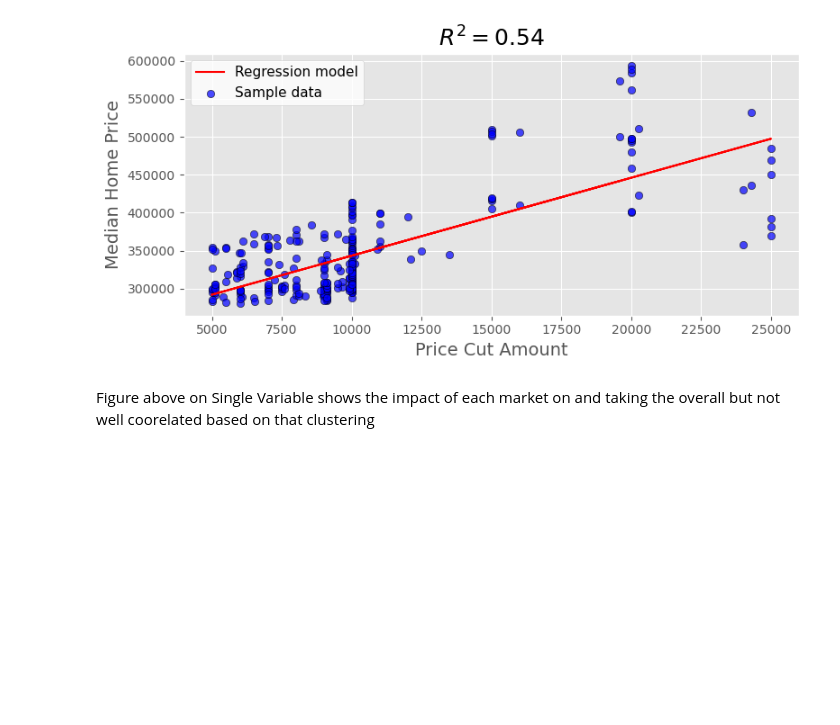
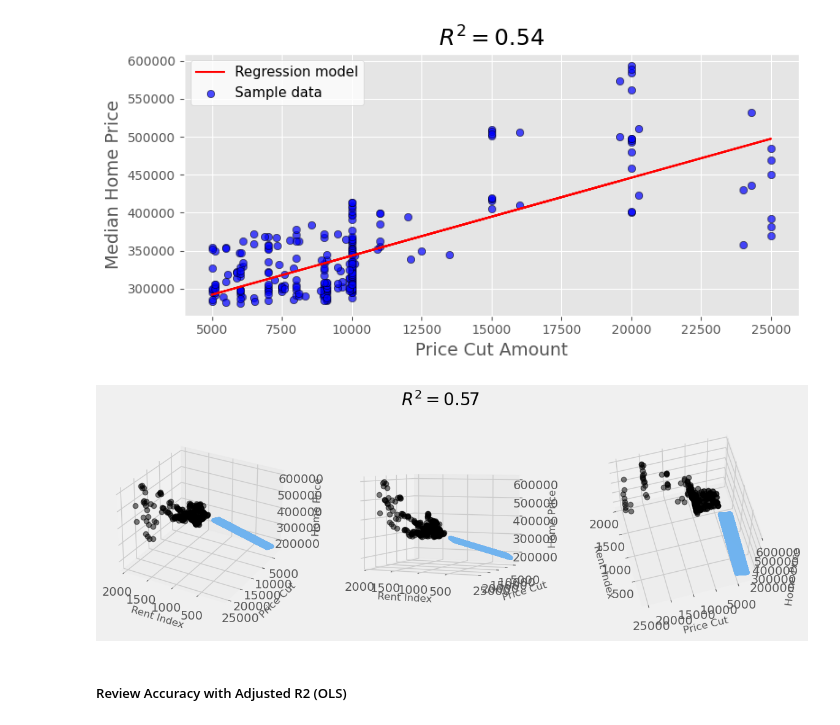
Before and after one commit to NortonAAA/Team_D_Final_Project, a Jupyter notebook: Machine_model/housing_model.ipynb, the cells around one changed output. Drawn from its saved outputs; the diff is of its cells as text; code cells hidden in the pictures; blank space fills up the shorter version.

Commit message:
Updated Model with Accuracy Model

```diff
--- a/Machine_model/housing_model.ipynb
+++ b/Machine_model/housing_model.ipynb
@@ -253,7 +260,5 @@ fig.tight_layout()
 savefig('2DLinearPriceCut.png')
 # %% [output]
 [figure]
-# %% [markdown]
-Figure above on Single Variable shows the impact of each market on  and taking the overall but not well coorelated based on that clustering
 # %%
 # Build 3D chart for top features
@@ -278,29 +286,33 @@ Figure above on Single Variable shows the impact of each market on  and taking t
 # %%
 # Plot with above
-# plt.style.use('default')
+plt.style.use('fivethirtyeight')
 
-# fig = plt.figure(figsize=(12, 4))
+fig = plt.figure(figsize=(12, 4))
 
-# ax1 = fig.add_subplot(131, projection='3d')
-# ax2 = fig.add_subplot(132, projection='3d')
-# ax3 = fig.add_subplot(133, projection='3d')
+ax1 = fig.add_subplot(131, projection='3d')
+ax2 = fig.add_subplot(132, projection='3d')
+ax3 = fig.add_subplot(133, projection='3d')
 
-# axes = [ax1, ax2, ax3]
+axes = [ax1, ax2, ax3]
 
-# for ax in axes:
-#     ax.plot(x, y, z, color='k', zorder=15, linestyle='none', marker='o', alpha=0.5)
-#     ax.scatter(xx_pred.flatten(), yy_pred.flatten(), predicted, facecolor=(0,0,0,0), s=20, edgecolor='#70b3f0')
-#     ax.set_xlabel('Rent', fontsize=12)
-#     ax.set_ylabel('Inventory', fontsize=12)
-#     ax.set_zlabel('Home Price', fontsize=12)
-#     ax.locator_params(nbins=4, axis='x')
-#     ax.locator_params(nbins=5, axis='x')
+for ax in axes:
+    ax.plot(x, y, z, color='k', zorder=15, linestyle='none', marker='o', alpha=0.5)
+    ax.scatter(xx_pred.flatten(), yy_pred.flatten(), predicted, facecolor=(0,0,0,0), s=20, edgecolor='#70b3f0')
+    ax.set_xlabel('Rent Index', fontsize=12)
+    ax.set_ylabel('Price Cut', fontsize=12)
+    ax.set_zlabel('Home Price', fontsize=12)
+    ax.locator_params(nbins=4, axis='x')
+    ax.locator_params(nbins=5, axis='x')
 
-# ax1.view_init(elev=28, azim=120)
-# ax2.view_init(elev=4, azim=114)
-# ax3.view_init(elev=60, azim=165)
+ax1.view_init(elev=28, azim=120)
+ax2.view_init(elev=4, azim=114)
+ax3.view_init(elev=60, azim=165)
 
-# fig.suptitle('$R^2 = %.2f$' % r2threed, fontsize=20)
+fig.suptitle('$R^2 = %.2f$' % r2threed, fontsize=20)
 
-# fig.tight_layout()
-# savefig('3DLinear.png')
+fig.tight_layout()
+savefig('3DLinear.png')
+# %% [output]
+[figure, added]
+# %% [markdown]
+##### Review Accuracy with Adjusted R2 (OLS)
```
Also changed, not shown: parts of 4 cells of this notebook, 2 other files.
